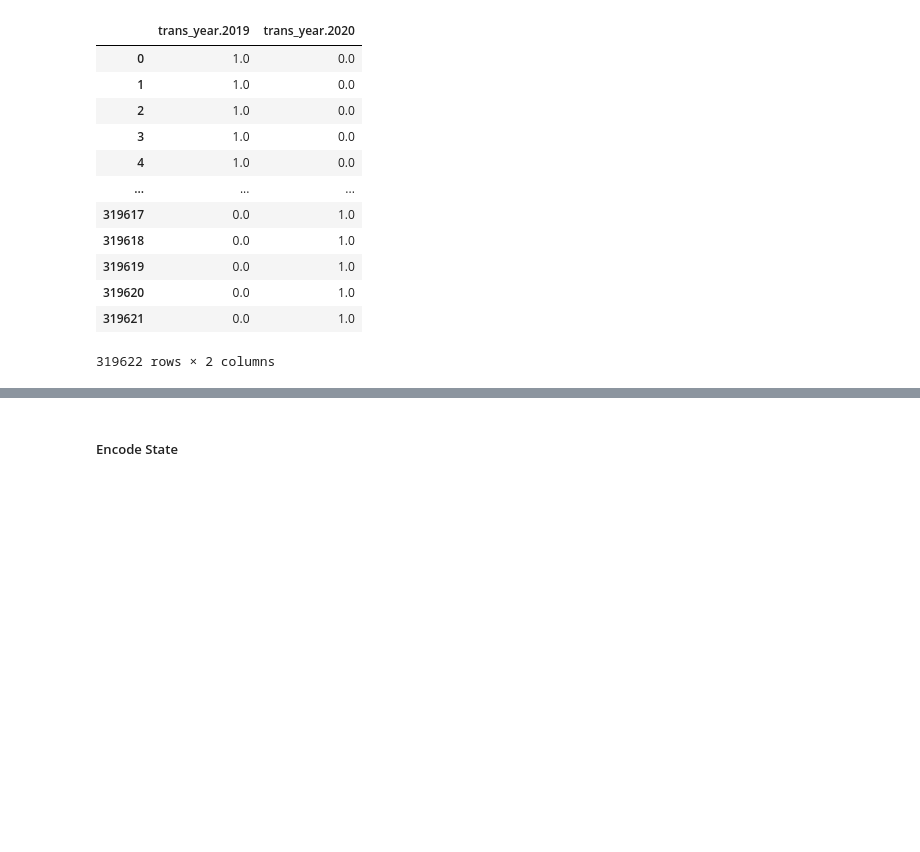
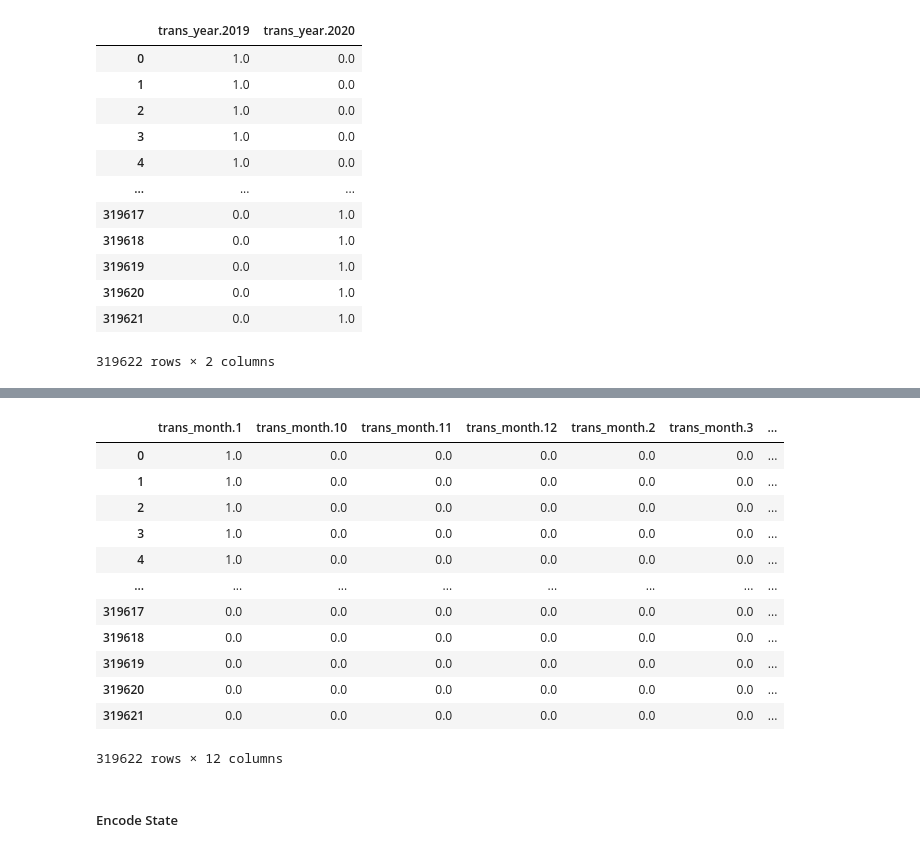
Before and after one commit to anabellafalk/cc_fraud_detection, a Jupyter notebook: model_fitting.ipynb, the cells around one changed output, grey strips where cells are left out. Cells and saved outputs as stored; diff of their text form; code cells hidden in the pictures; blank space fills up the shorter version.

```diff
--- a/model_fitting.ipynb
+++ b/model_fitting.ipynb
@@ -124,0 +127,4 @@ year_enc_tr
+# %%
+dat_tr['trans_month'] = dat_tr['trans_month'].astype(str)
+dat_val['trans_month'] = dat_val['trans_month'].astype(str)
+dat_tr['trans_month']
@@ -125,3 +144,22 @@ year_enc_tr
+# %%
+month_encoder = dp.fit_col_encoder(dat_tr, 'trans_month')
+month_enc_tr = dp.encode_col(dat_tr, 'trans_month', month_encoder)
+month_enc_val = dp.encode_col(dat_val, 'trans_month', month_encoder)
+month_enc_tr
+# %% [output]
+|  | trans_month.1 | trans_month.10 | trans_month.11 | trans_month.12 | trans_month.2 | trans_month.3 | ... |
+| 0 | 1.0 | 0.0 | 0.0 | 0.0 | 0.0 | 0.0 | ... |
+| 1 | 1.0 | 0.0 | 0.0 | 0.0 | 0.0 | 0.0 | ... |
+| 2 | 1.0 | 0.0 | 0.0 | 0.0 | 0.0 | 0.0 | ... |
+| 3 | 1.0 | 0.0 | 0.0 | 0.0 | 0.0 | 0.0 | ... |
+| 4 | 1.0 | 0.0 | 0.0 | 0.0 | 0.0 | 0.0 | ... |
+| ... | ... | ... | ... | ... | ... | ... | ... |
+| 319617 | 0.0 | 0.0 | 0.0 | 0.0 | 0.0 | 0.0 | ... |
+| 319618 | 0.0 | 0.0 | 0.0 | 0.0 | 0.0 | 0.0 | ... |
+| 319619 | 0.0 | 0.0 | 0.0 | 0.0 | 0.0 | 0.0 | ... |
+| 319620 | 0.0 | 0.0 | 0.0 | 0.0 | 0.0 | 0.0 | ... |
+| 319621 | 0.0 | 0.0 | 0.0 | 0.0 | 0.0 | 0.0 | ... |
+319622 rows × 12 columns
 # %% [markdown]
 ##### Encode State
 # %% [markdown]
```
Also changed, not shown: parts of 26 cells of this notebook.
